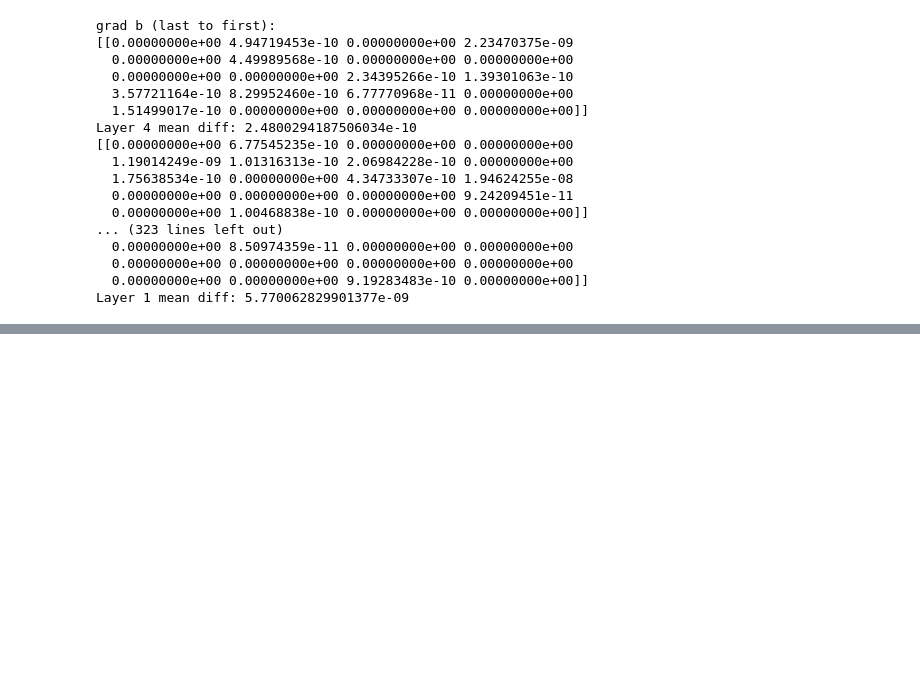
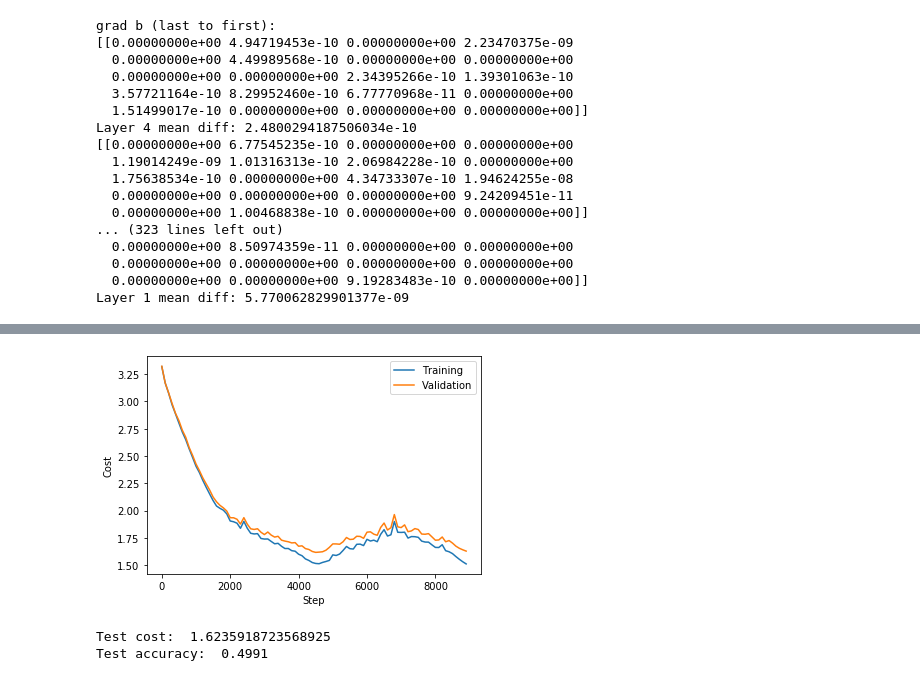
Before and after one commit to arquLV/DD2424-Lab-3, a Jupyter notebook: Assignment3.ipynb, the cells around one changed output, grey strips where cells are left out. Cells and saved outputs as stored; diff of their text form; code cells hidden in the pictures; blank space fills up the shorter version.

```diff
--- a/Assignment3.ipynb
+++ b/Assignment3.ipynb
@@ -336,0 +545,12 @@ Layer 1 mean diff: 5.770062829901377e-09
+# %%
+# 2-layers
+layers = init_network(num_layers=9, hidden_units=[50,30,20,20,10,10,10,10])
+print("Layer shapes:")
+for l in layers:
+    print(l["W"].shape)
+print("---")
+layers_trained, J_training, J_validation = mini_batch_GD(X, Y, GDparams, layers, lmb, validation, batch_norm=True, calculate_loss=True)
+
+
+test_cost = compute_cost(X_test, Y_test, layers_trained, lmb, batch_norm=True, precomp=True)
+test_acc = compute_accuracy(X_test, y_test, layers_trained, batch_norm=True, precomp=True)
@@ -336,0 +575,15 @@ Layer 1 mean diff: 5.770062829901377e-09
+# %%
+plt.figure(0)
+plt.ylabel("Cost")
+plt.xlabel("Step")
+plt.plot([step*100 for step in range(len(J_training))], J_training, label="Training")
+plt.plot([step*100 for step in range(len(J_validation))], J_validation, label="Validation")
+plt.legend()
+plt.show()
+
+print("Test cost: ", test_cost)
+print("Test accuracy: ", test_acc)
+# %% [output]
+[figure, added]
+Test cost:  1.6235918723568925
+Test accuracy:  0.4991
```
Also changed, not shown: parts of 15 cells of this notebook.
